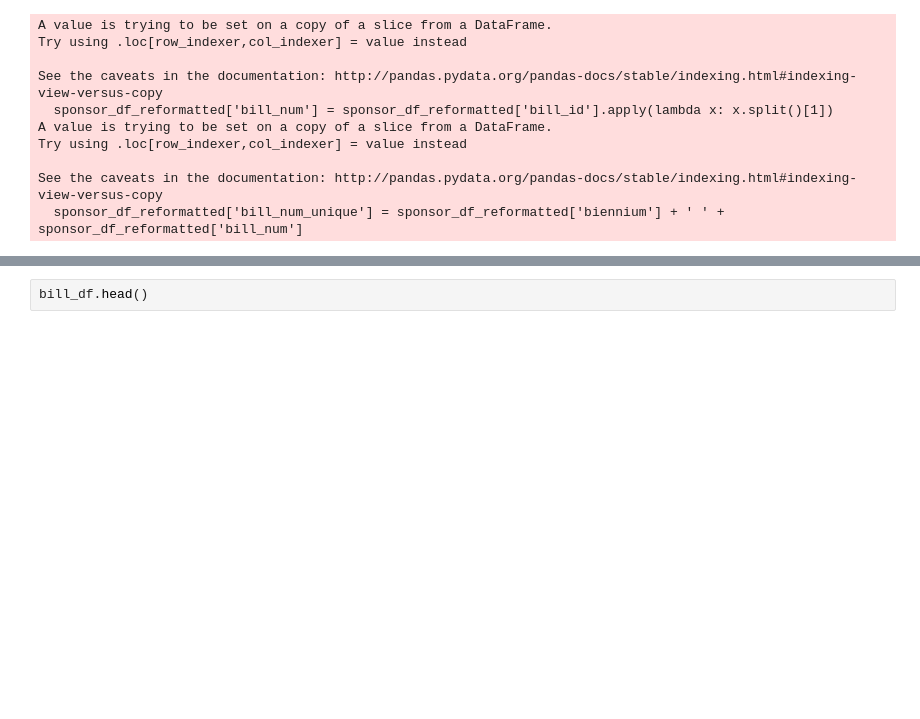
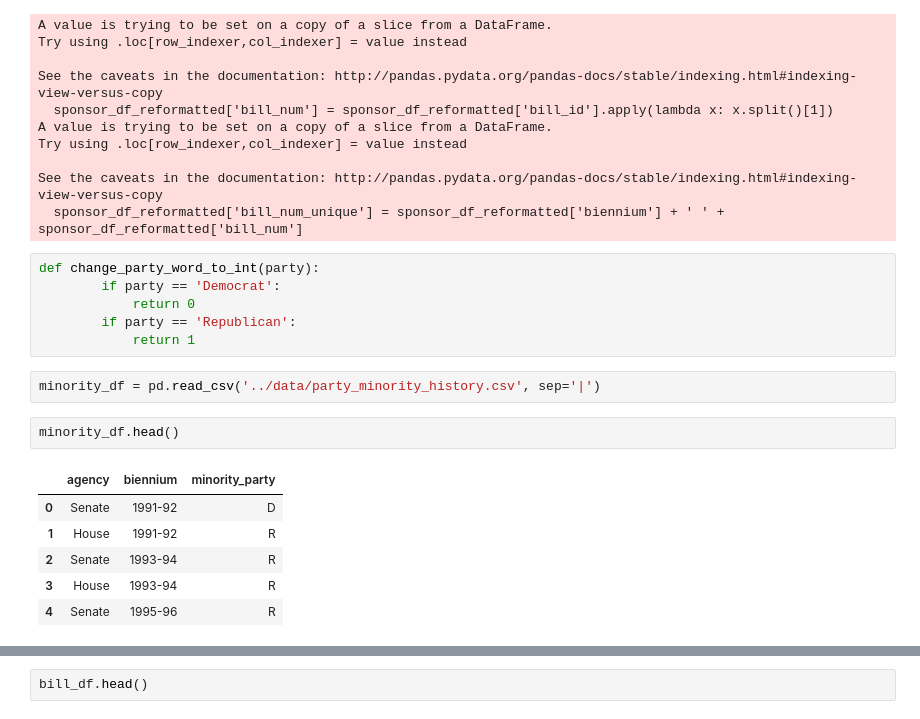
Before and after one commit to ekarboski/washington_state_legislation, a Jupyter notebook: archive/Label_bills_voted_on.ipynb, the cells around one changed output, grey strips where cells are left out. Drawn from its saved outputs; the diff is of its cells as text; blank space fills up the shorter version.

```diff
--- a/archive/Label_bills_voted_on.ipynb
+++ b/archive/Label_bills_voted_on.ipynb
@@ -37,6 +56,23 @@ Try using .loc[row_indexer,col_indexer] = value instead
 
 See the caveats in the documentation: http://pandas.pydata.org/pandas-docs/stable/indexing.html#indexing-view-versus-copy
   sponsor_df_reformatted['bill_num_unique'] = sponsor_df_reformatted['biennium'] + ' ' + sponsor_df_reformatted['bill_num']
+# %%
+def change_party_word_to_int(party):
+        if party == 'Democrat':
+            return 0
+        if party == 'Republican':
+            return 1
+# %%
+minority_df = pd.read_csv('../data/party_minority_history.csv', sep='|')
+# %%
+minority_df.head()
+# %% [output]
+|  | agency | biennium | minority_party |
+| 0 | Senate | 1991-92 | D |
+| 1 | House | 1991-92 | R |
+| 2 | Senate | 1993-94 | R |
+| 3 | House | 1993-94 | R |
+| 4 | Senate | 1995-96 | R |
 # %%
 def create_final_bill_df(staging_bill_df, raw_vote_df):
     """Creates a dataframe with all bills and bill info including a column labeling whether the bill has
```
Also changed, not shown: parts of 22 cells of this notebook.
